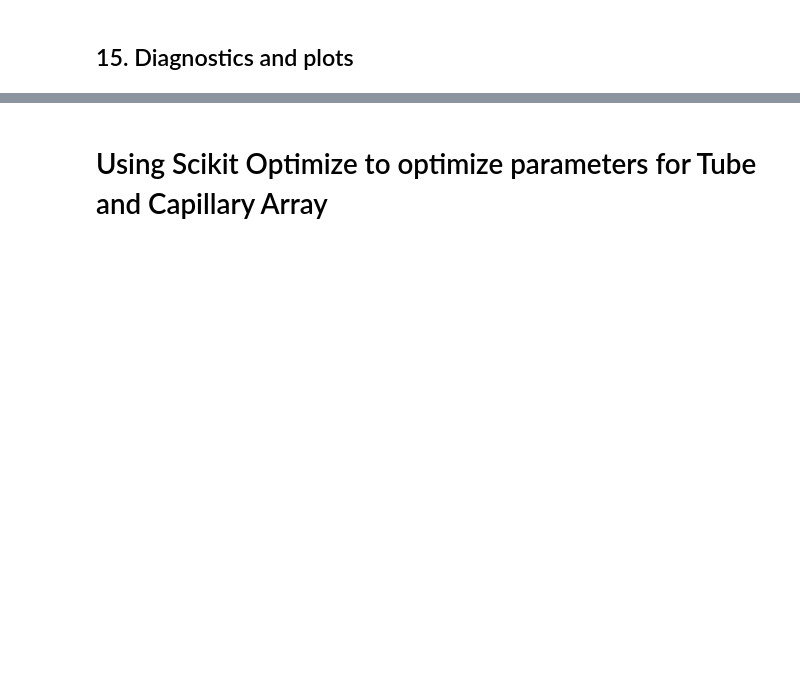
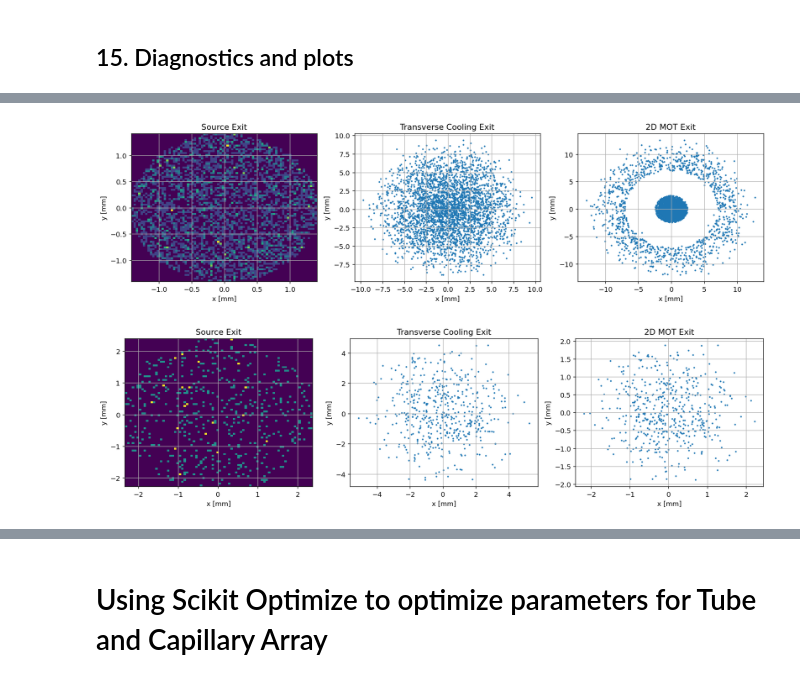
Before and after one commit to Pigg35/Lithium-6-Beamline, a Jupyter notebook: compact_li6_polarized_source_design.ipynb, the cells around one changed output, grey strips where cells are left out. Cells and saved outputs as stored; diff of their text form; code cells hidden in the pictures; blank space fills up the shorter version.

```diff
--- a/compact_li6_polarized_source_design.ipynb
+++ b/compact_li6_polarized_source_design.ipynb
@@ -268,4 +274,10 @@ FOM = flux_acc * |Pzz|     : 6.2867e+13
 ===================================
+# %%
+li.plot_cooling_cross_sections(res)
+li.plot_cooling_cross_sections(res2)
+# %% [output]
+[figure, added]
+[figure, added]
 # %%
 li.plot_beamline_maps(res, cfg)
 li.plot_beamline_maps(res2, cfg)
```
Also changed, not shown: parts of 17 cells of this notebook, 1 other file.
